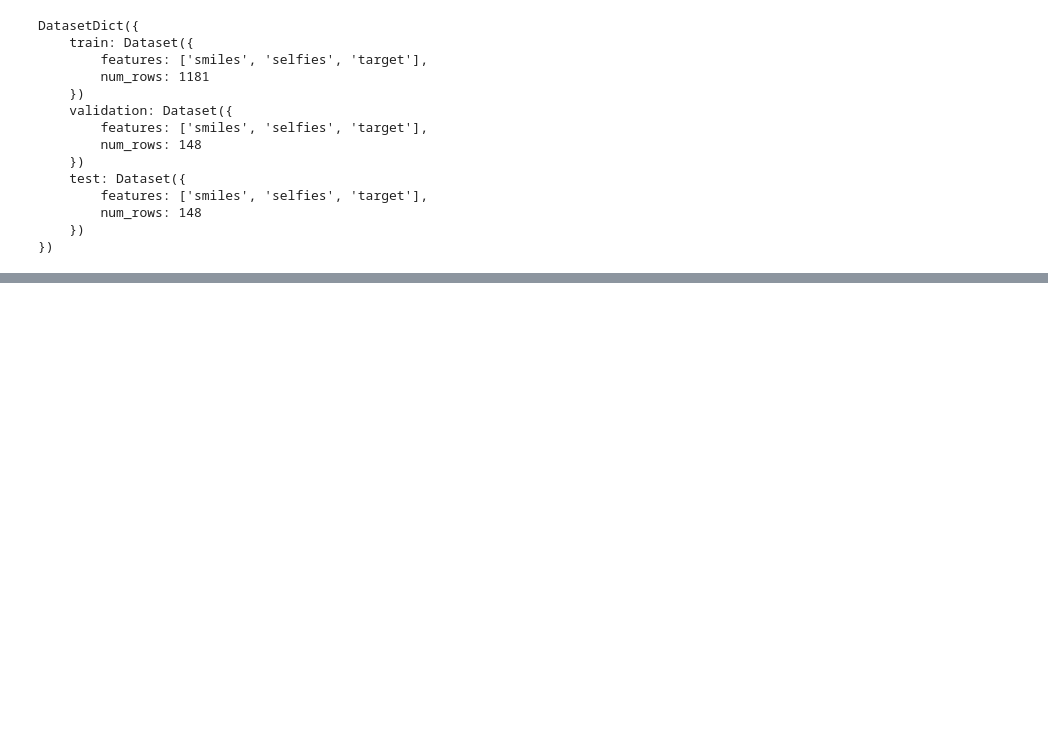
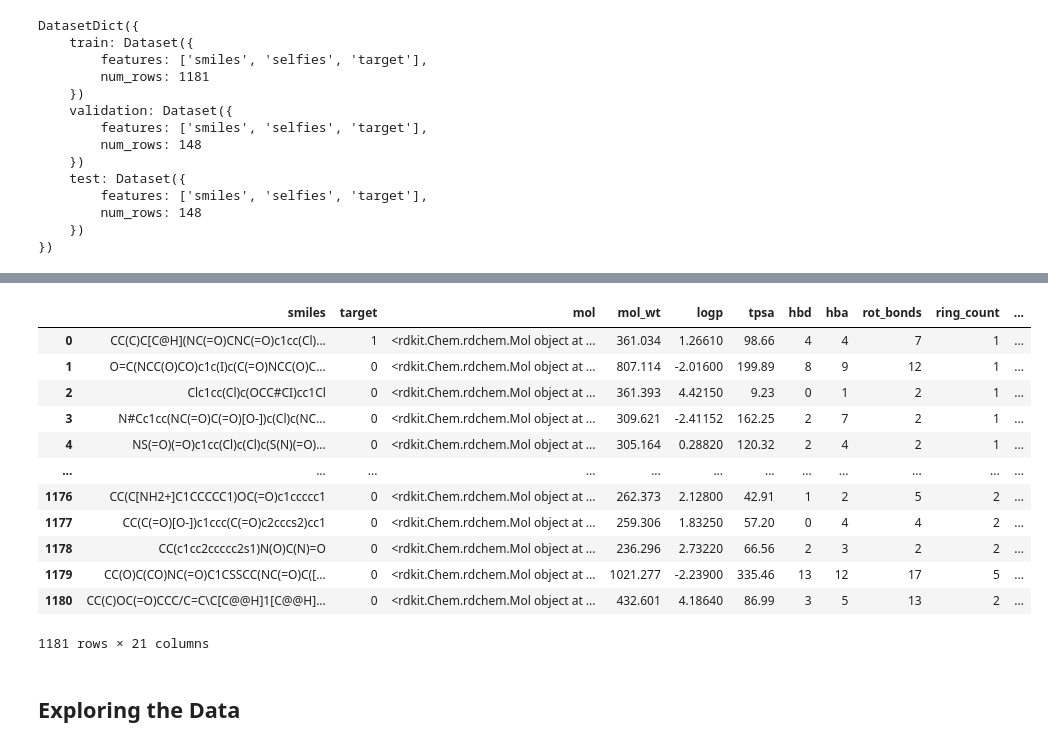
Before and after one commit to devroopsaha744/toxicity-prediction-ai-bionnovate-Visonx.py, a Jupyter notebook: IIT_Jodhpur_ML_Hackathon.ipynb, the cells around one changed output, grey strips where cells are left out. Cells and saved outputs as stored; diff of their text form; code cells hidden in the pictures; blank space fills up the shorter version.

```diff
--- a/IIT_Jodhpur_ML_Hackathon.ipynb
+++ b/IIT_Jodhpur_ML_Hackathon.ipynb
@@ -47,3 +82,11 @@ DatasetDict({
         num_rows: 148
     })
 })
+# %%
+train = df['train']
+test = df['test']
+valid = df['validation']
+
+train = pd.DataFrame(train)
+test = pd.DataFrame(test)
+valid = pd.DataFrame(valid)
@@ -49,0 +141,46 @@ DatasetDict({
+# %%
+train = train.drop(['selfies'], axis = 1) #We don't require this column
+# %%
+#generating and extracting features from the
+train['mol'] = train['smiles'].apply(Chem.MolFromSmiles)
+train['mol_wt'] = train['mol'].apply(lambda x: Descriptors.MolWt(x) if x is not None else None)
+train['logp'] = train['mol'].apply(lambda x: Descriptors.MolLogP(x) if x is not None else None)
+train['tpsa'] = train['mol'].apply(lambda x: Descriptors.TPSA(x) if x is not None else None)
+train['hbd'] = train['mol'].apply(lambda x: Descriptors.NumHDonors(x) if x is not None else None)
+train['hba'] = train['mol'].apply(lambda x: Descriptors.NumHAcceptors(x) if x is not None else None)
+train['rot_bonds'] = train['mol'].apply(lambda x: Descriptors.NumRotatableBonds(x) if x is not None else None)
+train['ring_count'] = train['mol'].apply(lambda x: Descriptors.RingCount(x) if x is not None else None)
+train['aromaticity'] = train['mol'].apply(lambda x: Descriptors.NumAromaticRings(x) if x is not None else None)
+# %%
+toxicophores = {
+    'Aldehydes_Ketones': 'C(=O)',
+    'Organophosphates': 'P(=O)(OCC)OCC',
+    'Isocyanates': 'C(=O)N=C=O',
+    'Heavy_Metals_Mercury': '[Hg]',
+    'Aromatic_Hydrocarbons': 'c1ccccc1',
+    'Nitriles': 'CC#N',
+    'PAHs': 'c1ccc2cc3ccccc3cc2c1',
+    'Ethers': 'CCOCC',
+    'Azides': 'CC(=O)N=[N+]=[N-]',
+    'Halogens_Chlorine': 'Cl'
+}
+
+# Create binary columns for each toxicophore
+for toxicophore_name, smart_pattern in toxicophores.items():
+    train[toxicophore_name] = train['mol'].apply(lambda x: 1 if x is not None and x.HasSubstructMatch(Chem.MolFromSmarts(smart_pattern)) else 0)
+# %%
+train
+# %% [output]
+|  | smiles | target | mol | mol_wt | logp | tpsa | hbd | hba | rot_bonds | ring_count | ... |
+| 0 | CC(C)C[C@H](NC(=O)CNC(=O)c1cc(Cl)... | 1 | <rdkit.Chem.rdchem.Mol object at ... | 361.034 | 1.26610 | 98.66 | 4 | 4 | 7 | 1 | ... |
+| 1 | O=C(NCC(O)CO)c1c(I)c(C(=O)NCC(O)C... | 0 | <rdkit.Chem.rdchem.Mol object at ... | 807.114 | -2.01600 | 199.89 | 8 | 9 | 12 | 1 | ... |
+| 2 | Clc1cc(Cl)c(OCC#CI)cc1Cl | 0 | <rdkit.Chem.rdchem.Mol object at ... | 361.393 | 4.42150 | 9.23 | 0 | 1 | 2 | 1 | ... |
+| 3 | N#Cc1cc(NC(=O)C(=O)[O-])c(Cl)c(NC... | 0 | <rdkit.Chem.rdchem.Mol object at ... | 309.621 | -2.41152 | 162.25 | 2 | 7 | 2 | 1 | ... |
+| 4 | NS(=O)(=O)c1cc(Cl)c(Cl)c(S(N)(=O)... | 0 | <rdkit.Chem.rdchem.Mol object at ... | 305.164 | 0.28820 | 120.32 | 2 | 4 | 2 | 1 | ... |
+| ... | ... | ... | ... | ... | ... | ... | ... | ... | ... | ... | ... |
+| 1176 | CC(C[NH2+]C1CCCCC1)OC(=O)c1ccccc1 | 0 | <rdkit.Chem.rdchem.Mol object at ... | 262.373 | 2.12800 | 42.91 | 1 | 2 | 5 | 2 | ... |
+| 1177 | CC(C(=O)[O-])c1ccc(C(=O)c2cccs2)cc1 | 0 | <rdkit.Chem.rdchem.Mol object at ... | 259.306 | 1.83250 | 57.20 | 0 | 4 | 4 | 2 | ... |
+| 1178 | CC(c1cc2ccccc2s1)N(O)C(N)=O | 0 | <rdkit.Chem.rdchem.Mol object at ... | 236.296 | 2.73220 | 66.56 | 2 | 3 | 2 | 2 | ... |
+| 1179 | CC(O)C(CO)NC(=O)C1CSSCC(NC(=O)C([... | 0 | <rdkit.Chem.rdchem.Mol object at ... | 1021.277 | -2.23900 | 335.46 | 13 | 12 | 17 | 5 | ... |
+| 1180 | CC(C)OC(=O)CCC/C=C\C[C@@H]1[C@@H]... | 0 | <rdkit.Chem.rdchem.Mol object at ... | 432.601 | 4.18640 | 86.99 | 3 | 5 | 13 | 2 | ... |
+1181 rows × 21 columns
@@ -49,0 +232,2 @@ DatasetDict({
+# %% [markdown]
+## **Exploring the Data**
```
Also changed, not shown: parts of 15 cells of this notebook.
